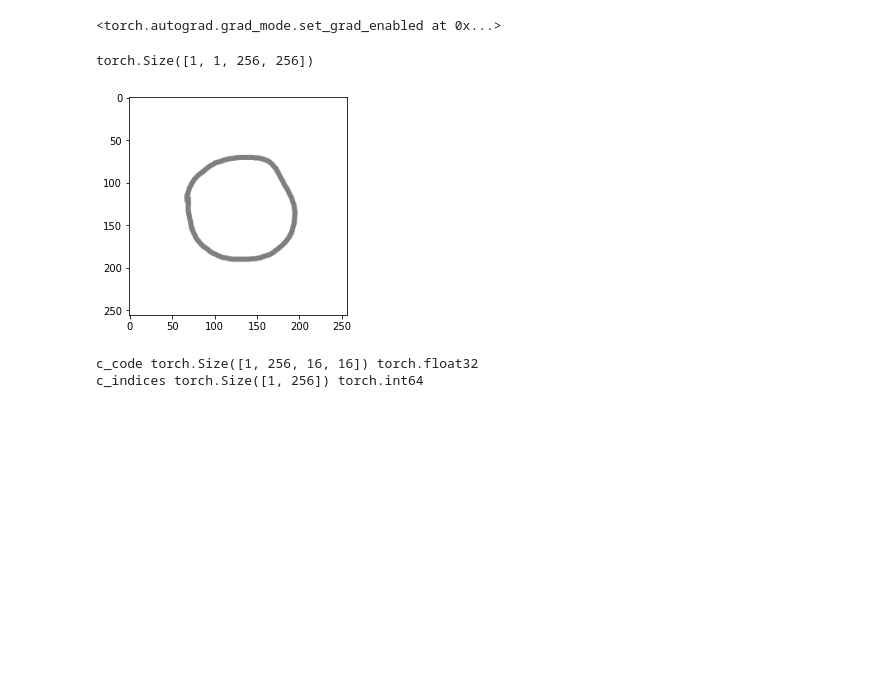
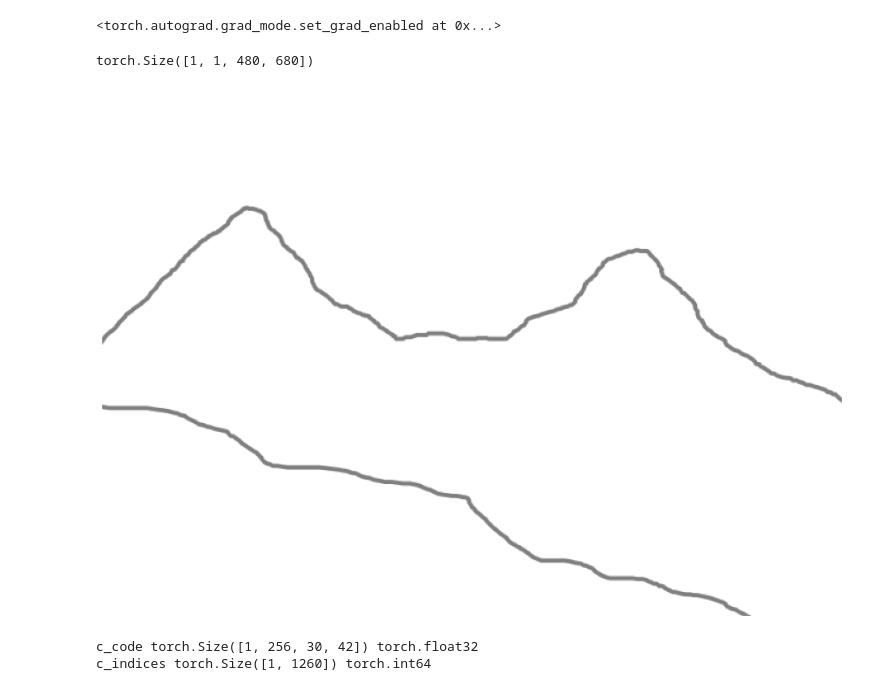
Before and after one commit to uai-art-image-processing/sketch-to-artwork, a Jupyter notebook: sampling.ipynb, the cells around one changed output. Saved outputs shown, nothing was run; the diff lists cells and outputs as text; code cells hidden in the pictures; blank space fills up the shorter version.

```diff
--- a/sampling.ipynb
+++ b/sampling.ipynb
@@ -45,7 +45,7 @@ from PIL import Image
 from skimage.color import rgb2gray
 import numpy as np
 
-edge_path = "datasets/sketches/4.png"
+edge_path = "datasets/sketches/7.png"
 edge = Image.open(edge_path)
 edge = np.array(edge)
 # edge = np.eye(255)[edge]
@@ -53,23 +53,24 @@ edge = rgb2gray(edge)[:,:,None][:,:,[0]]
 edge = torch.tensor(edge.transpose(2,0,1)[None]).to(dtype=torch.float32, device=model.device)
 print(edge.shape)
 # %% [output]
-torch.Size([1, 1, 256, 256])
+torch.Size([1, 1, 480, 680])
 # %%
 import cv2
 import matplotlib.pyplot as plt
 
 def show_edge(e):
   e = e.detach().cpu().numpy().transpose(0,2,3,1)[0,:,:,None,:]
   e = e[...,0,:]
   e = ((e+1.0)*127.5).clip(0,255).astype(np.uint8)
+  plt.figure(figsize=(15,15))
   plt.imshow(e, cmap = "gray", vmin=0, vmax=255)
-  plt.show()
+  plt.axis('off')
   # print(e)
   # display(e)
 
 show_edge(edge)
 # %% [output]
-[figure, old version]
+[figure, new version]
 # %%
 c_code, c_indices = model.encode_to_c(edge)
 print("c_code", c_code.shape, c_code.dtype)
@@ -78,8 +79,8 @@ assert c_code.shape[2]*c_code.shape[3] == c_indices.shape[1]
 edge_rec = model.cond_stage_model.decode(c_code)
 # show_edge(torch.softmax(edge_rec, dim=1))
 # %% [output]
-c_code torch.Size([1, 256, 16, 16]) torch.float32
-c_indices torch.Size([1, 256]) torch.int64
+c_code torch.Size([1, 256, 30, 42]) torch.float32
+c_indices torch.Size([1, 1260]) torch.int64
 # %%
 def show_image(s):
   s = s.detach().cpu().numpy().transpose(0,2,3,1)[0]
```
Also changed, not shown: parts of 5 cells of this notebook, 1 other file.
